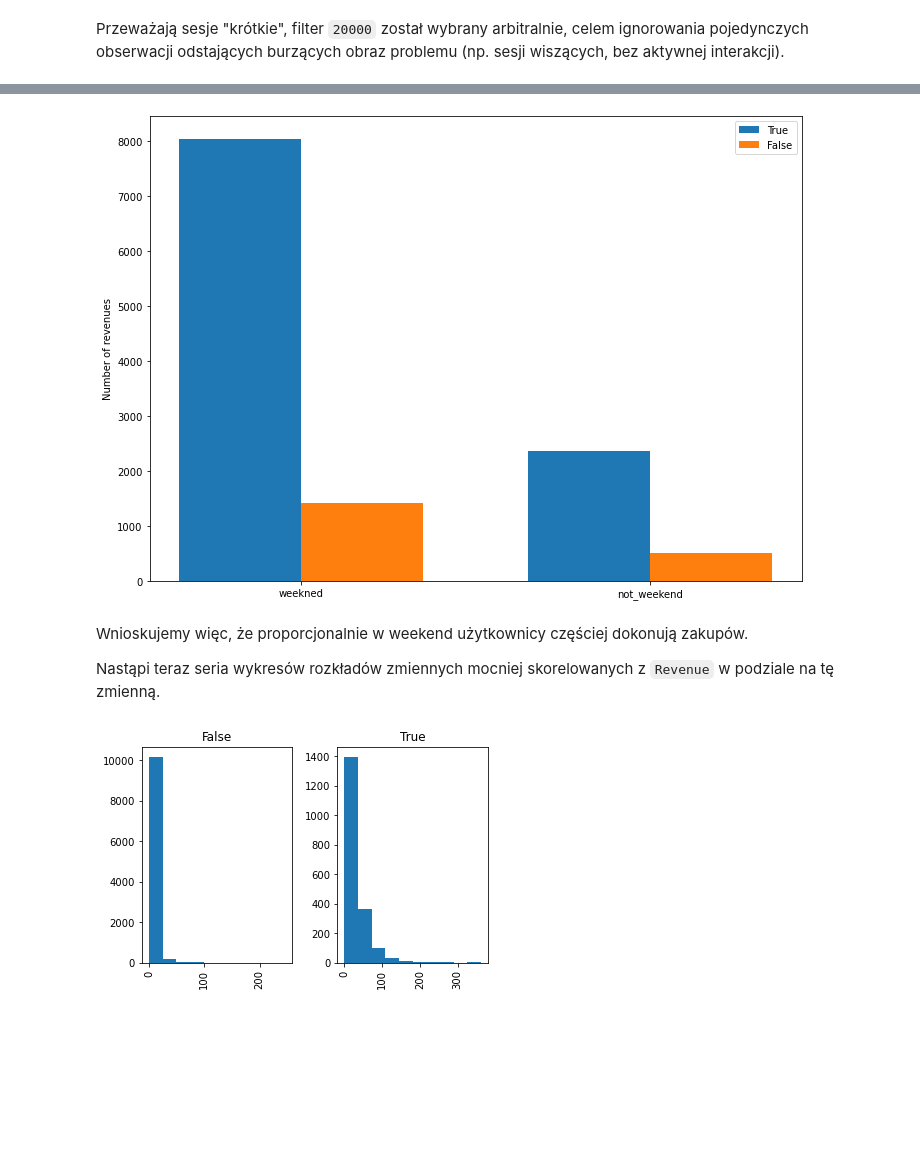
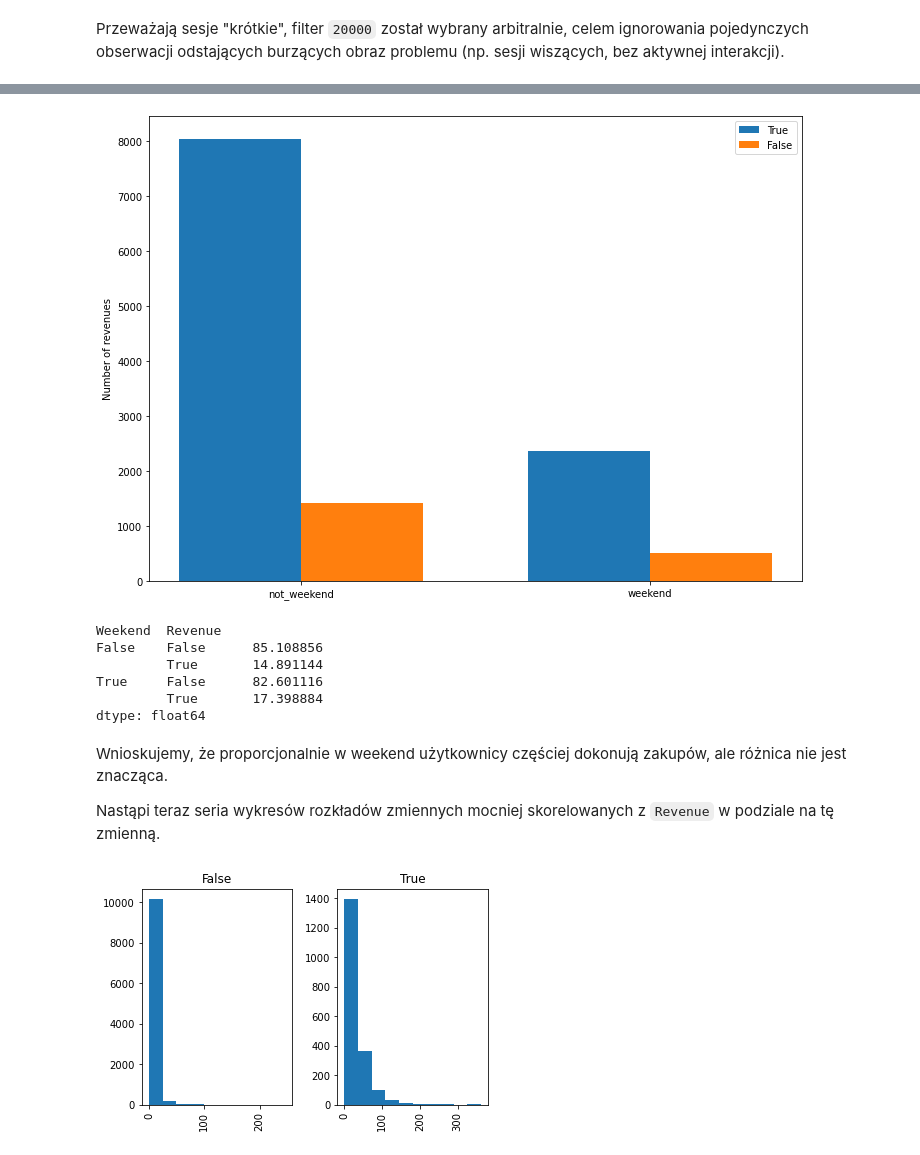
Before and after one commit to pablo2811/online-shopping, a Jupyter notebook: EDA P2.ipynb, the cells around one changed output, grey strips where cells are left out. Drawn from its saved outputs; the diff is of its cells as text; code cells hidden in the pictures; blank space fills up the shorter version.

```diff
--- a/EDA P2.ipynb
+++ b/EDA P2.ipynb
@@ -156,26 +184,35 @@ W tworzeniu modelu, należy się zastanowić nad ich ewentualnym, redundantnym n
 # %%
 grouped = data.groupby(by=["Weekend","Revenue"]).size()
-labels = ['weekned', 'not_weekend']
+labels = ['not_weekend', 'weekend']
 notweekend = [grouped[0][0], grouped[1][0]]
 weekend = [grouped[0][1], grouped[1][1]]
 x = np.arange(len(labels))
 width = 0.35
 fig, ax = plt.subplots(figsize=(10,7))
 rects1 = ax.bar(x - width/2, notweekend, width, label='True')
 rects2 = ax.bar(x + width/2, weekend, width, label='False')
 
 ax.set_ylabel('Number of revenues')
 ax.set_xticks(x)
 ax.set_xticklabels(labels)
 ax.legend()
 
 fig.tight_layout()
 
 plt.show()
 # %% [output]
-[figure, old version]
+[figure, new version]
+# %%
+grouped.groupby(level=0).apply(lambda x: 100 * x / float(x.sum()))
+# %% [output]
+Weekend  Revenue
+False    False      85.108856
+         True       14.891144
+True     False      82.601116
+         True       17.398884
+dtype: float64
 # %% [markdown]
-Wnioskujemy więc, że proporcjonalnie w weekend użytkownicy częściej dokonują zakupów.
+Wnioskujemy, że proporcjonalnie w weekend użytkownicy częściej dokonują zakupów, ale różnica nie jest znacząca.
 
 Nastąpi teraz seria wykresów rozkładów zmiennych mocniej skorelowanych z `Revenue` w podziale na tę zmienną.
 # %%
```
Also changed, not shown: parts of 28 cells of this notebook.
